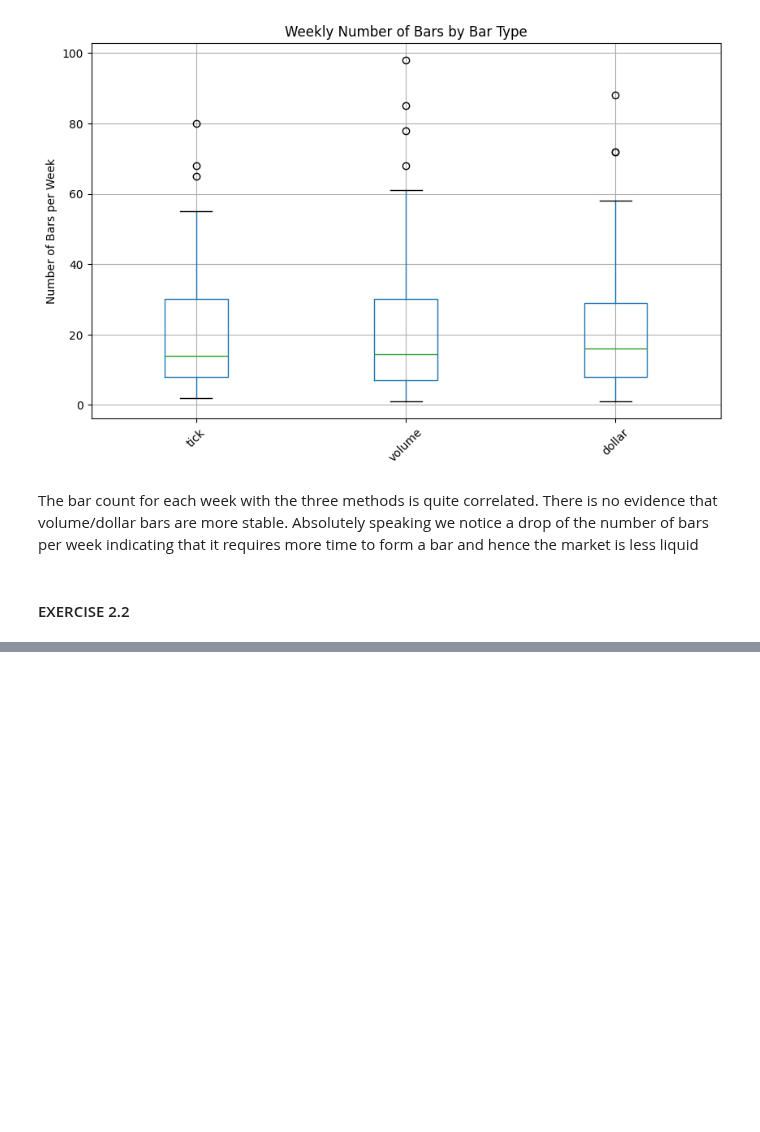
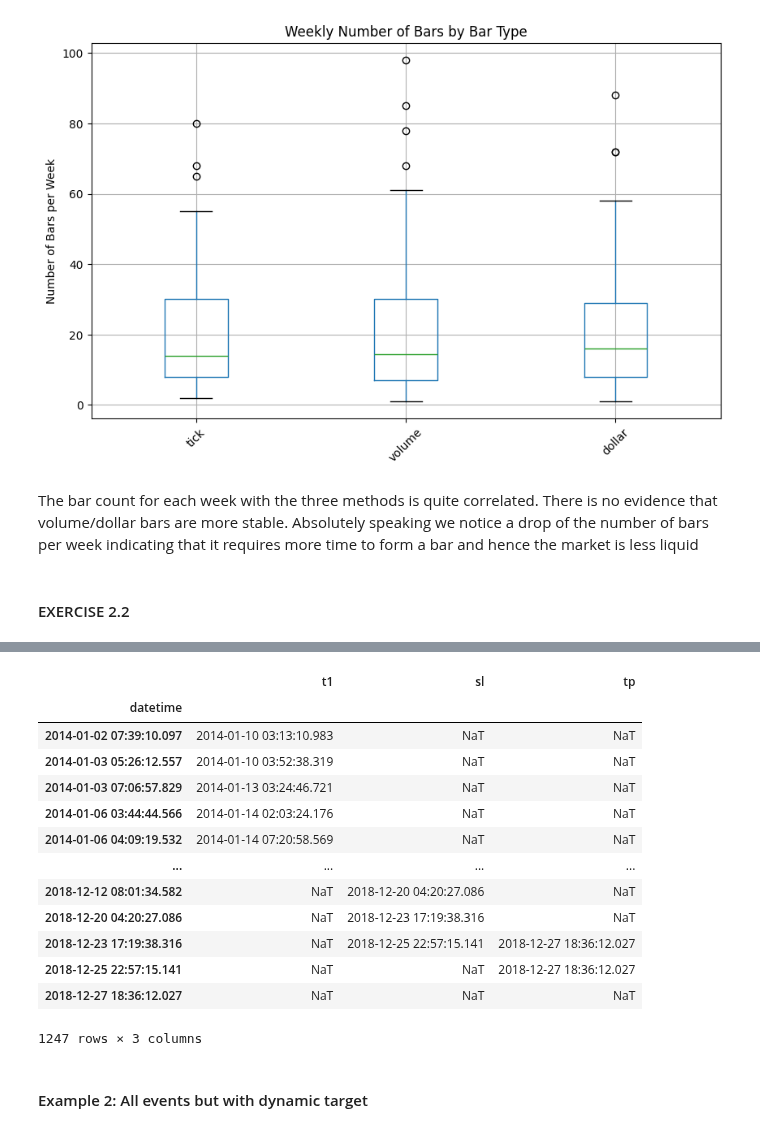
Before and after one commit to dgalassi99/quant-lab, a Jupyter notebook: 00_books/AFML/notebooks/AFML_tests.ipynb, the cells around one changed output, grey strips where cells are left out. Drawn from its saved outputs; the diff is of its cells as text; code cells hidden in the pictures; blank space fills up the shorter version.

```diff
--- a/00_books/AFML/notebooks/AFML_tests.ipynb
+++ b/00_books/AFML/notebooks/AFML_tests.ipynb
@@ -354,0 +386,4 @@ The bar count for each week with the three methods is quite correlated. There is
+# %%
+# Calculate daily volatility and add it to the bars DataFrame
+bars['daily_vol'] = GetDailyVol(bars['close'], span0=100)
+bars.head()
@@ -354,0 +478,20 @@ The bar count for each week with the three methods is quite correlated. There is
+# %%
+out1 = applyTPSLOnT1(close, events, tpsl_here, molecule=events.index) #note that molecule is the index of events --> no parallelization here
+out1
+# %% [output]
+|  | t1 | sl | tp |
+| datetime |  |  |  |
+| 2014-01-02 07:39:10.097 | 2014-01-10 03:13:10.983 | NaT | NaT |
+| 2014-01-03 05:26:12.557 | 2014-01-10 03:52:38.319 | NaT | NaT |
+| 2014-01-03 07:06:57.829 | 2014-01-13 03:24:46.721 | NaT | NaT |
+| 2014-01-06 03:44:44.566 | 2014-01-14 02:03:24.176 | NaT | NaT |
+| 2014-01-06 04:09:19.532 | 2014-01-14 07:20:58.569 | NaT | NaT |
+| ... | ... | ... | ... |
+| 2018-12-12 08:01:34.582 | NaT | 2018-12-20 04:20:27.086 | NaT |
+| 2018-12-20 04:20:27.086 | NaT | 2018-12-23 17:19:38.316 | NaT |
+| 2018-12-23 17:19:38.316 | NaT | 2018-12-25 22:57:15.141 | 2018-12-27 18:36:12.027 |
+| 2018-12-25 22:57:15.141 | NaT | NaT | 2018-12-27 18:36:12.027 |
+| 2018-12-27 18:36:12.027 | NaT | NaT | NaT |
+1247 rows × 3 columns
+# %% [markdown]
+#### Example 2: All events but with dynamic target
```
Also changed, not shown: parts of 28 cells of this notebook, 2 other files.
